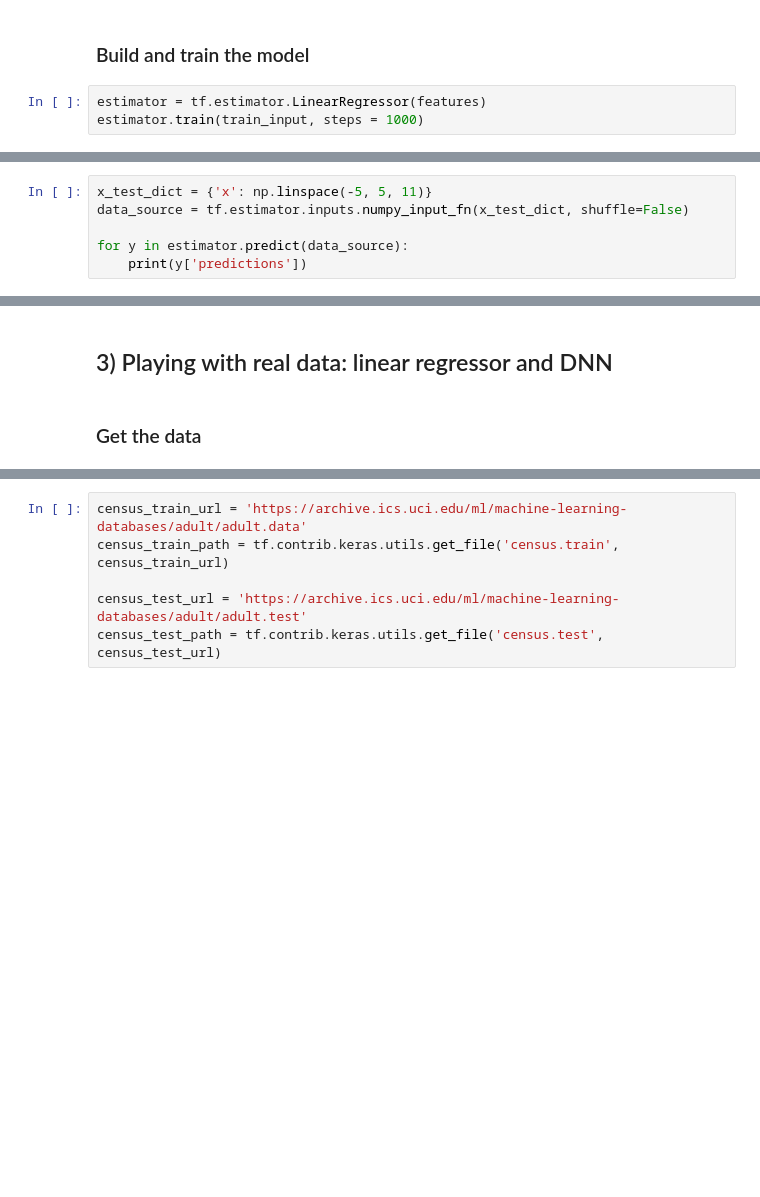
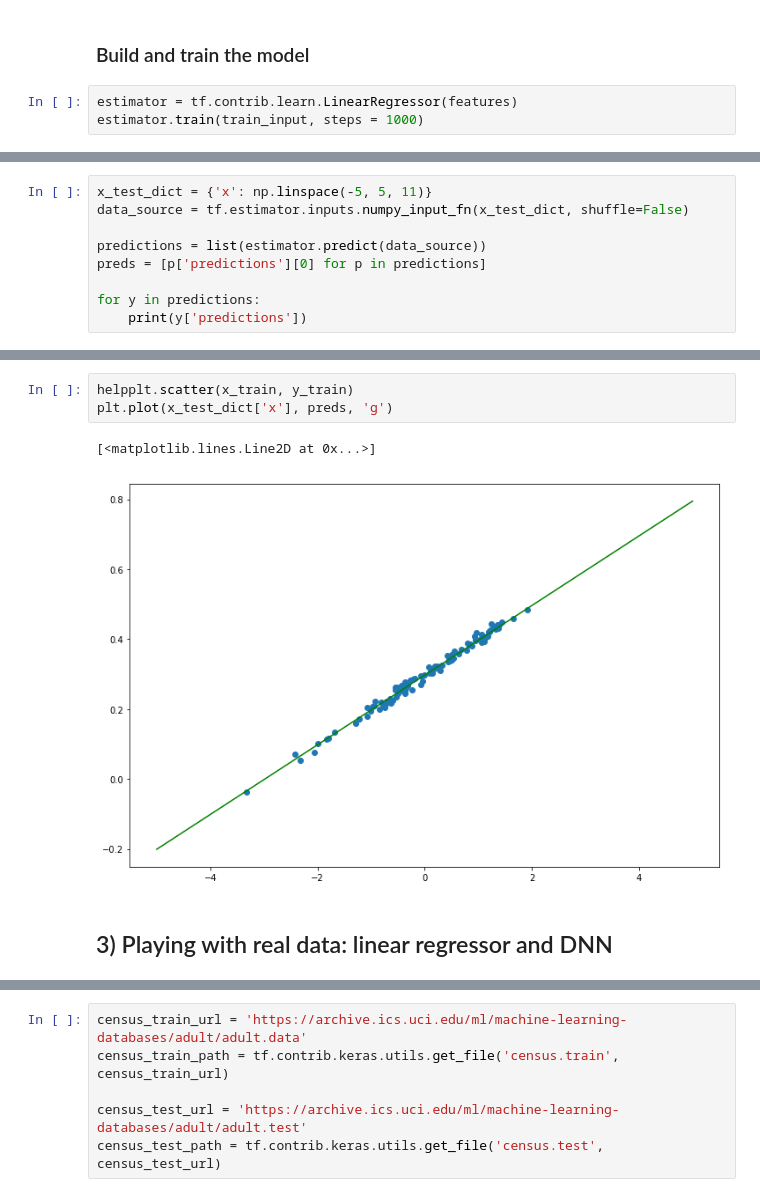
Before and after one commit to hereismari/tensorflow-workshop, a Jupyter notebook: workshops/cdnextcon_2017/Walk-Through.ipynb, the cells around one changed output, grey strips where cells are left out. Drawn from its saved outputs; the diff is of its cells as text; blank space fills up the shorter version.

```diff
--- a/workshops/cdnextcon_2017/Walk-Through.ipynb
+++ b/workshops/cdnextcon_2017/Walk-Through.ipynb
@@ -109,5 +128,5 @@ features = [tf.feature_column.numeric_column('x')] # because x is a real number
 # %% [markdown]
 ### Build and train the model
 # %%
-estimator = tf.estimator.LinearRegressor(features)
+estimator = tf.contrib.learn.LinearRegressor(features)
 estimator.train(train_input, steps = 1000)
@@ -117,5 +155,8 @@ estimator.train(train_input, steps = 1000)
 x_test_dict = {'x': np.linspace(-5, 5, 11)}
 data_source = tf.estimator.inputs.numpy_input_fn(x_test_dict, shuffle=False)
 
-for y in estimator.predict(data_source):
+predictions = list(estimator.predict(data_source))
+preds = [p['predictions'][0] for p in predictions]
+
+for y in predictions:
     print(y['predictions'])
@@ -122,4 +176,8 @@ for y in estimator.predict(data_source):
+# %%
+helpplt.scatter(x_train, y_train)
+plt.plot(x_test_dict['x'], preds, 'g')
+# %% [output]
+[<matplotlib.lines.Line2D at 0x...>]
+[figure, added]
 # %% [markdown]
 ## 3) Playing with real data: linear regressor and DNN
-# %% [markdown]
-### Get the data
```
Also changed, not shown: parts of 29 cells of this notebook.
